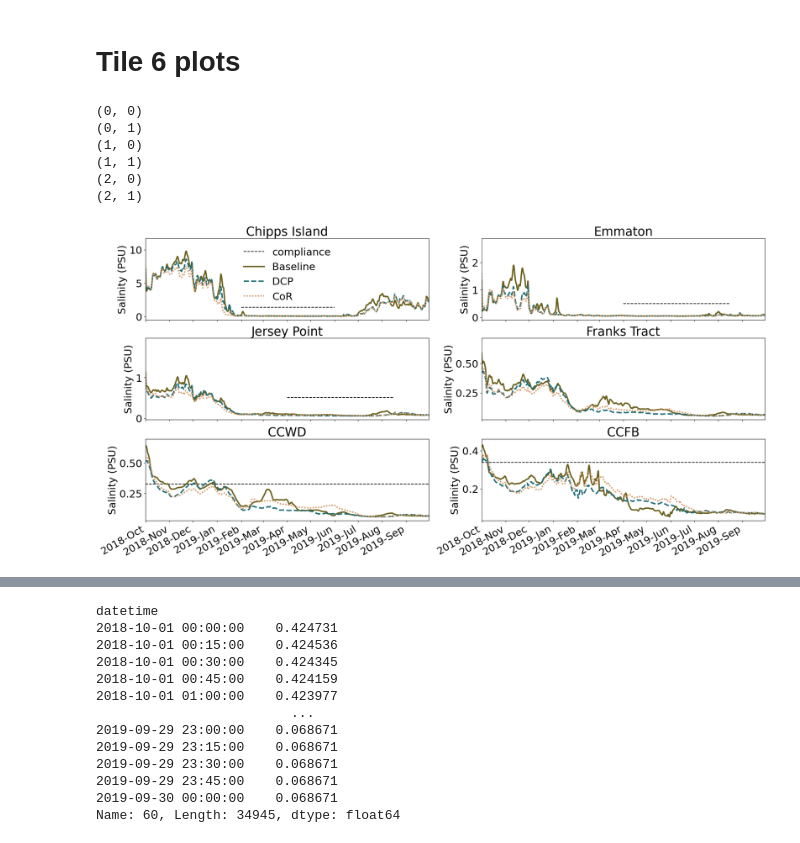
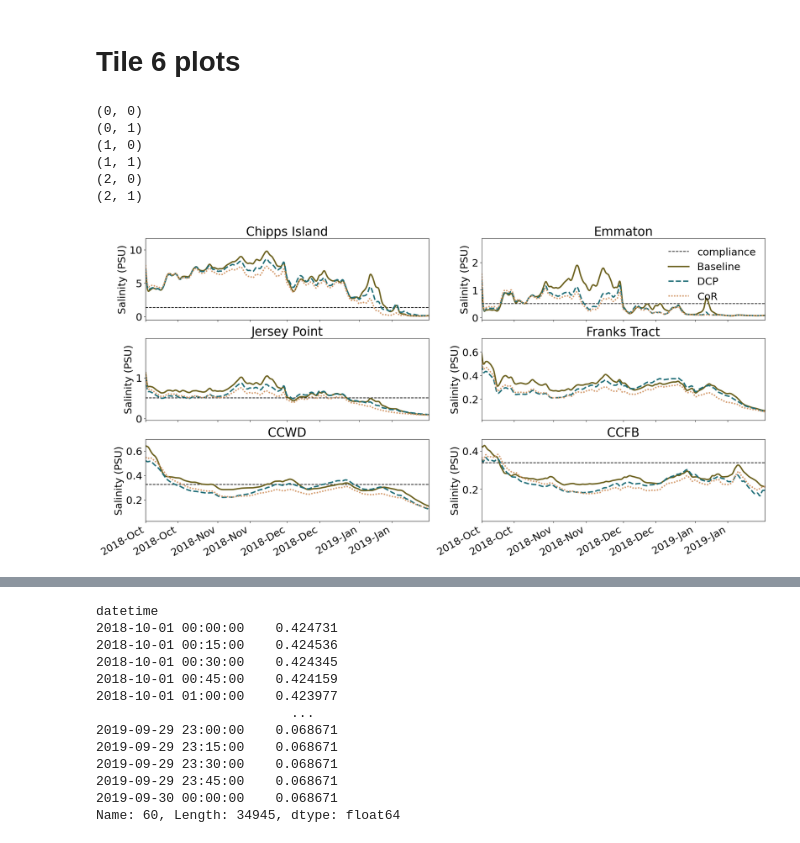
Before and after one commit to jennaisrael/Savio_scratch_back_up, a Jupyter notebook: Plotting/expanse/ch_3_figures/station_plots.ipynb, the cells around one changed output, grey strips where cells are left out. Drawn from its saved outputs; the diff is of its cells as text; code cells hidden in the pictures.

Commit message:
plotting stations and x2

```diff
--- a/Plotting/expanse/ch_3_figures/station_plots.ipynb
+++ b/Plotting/expanse/ch_3_figures/station_plots.ipynb
@@ -63,8 +63,8 @@ for i, station in enumerate(stations):
 408 == R3 default Rec_East_Courtland
 # %%
 file27='/expanse/lustre/scratch/jisrael/temp_project/run_schism/run_27/station_files/staout_6_filt.csv'
-file28='/expanse/lustre/scratch/jisrael/temp_project/run_schism/run_28/outputs/staout_6_filt.csv'
-file29='/expanse/lustre/scratch/jisrael/temp_project/run_schism/run_29/outputs/staout_6_filt.csv'
+file28='/expanse/lustre/scratch/jisrael/temp_project/run_schism/run_28/outputs_bc_all/staout_6_filt.csv'
+file29='/expanse/lustre/scratch/jisrael/temp_project/run_schism/run_29/outputs_bc_all/staout_6_filt.csv'
 # %%
 #load the filtered station data
 dtformat = '%Y-%m-%d %H:%M:%S'
@@ -229,15 +229,18 @@ for idx in station_indices:
     if idx == 23:
         s=(0,0)
         tstring='Chipps Island'
-        ax[s].hlines(y=1.3775, xmin=pd.to_datetime("2019-2-1"), xmax=pd.to_datetime("2019-6-1"),color='k',linestyle='--',label='compliance')
+        #ax[s].hlines(y=1.3775, xmin=pd.to_datetime("2019-2-1"), xmax=pd.to_datetime("2019-6-1"),color='k',linestyle='--',label='compliance')
+        ax[s].hlines(y=1.3775, xmin=pd.to_datetime("2018-10-1"), xmax=pd.to_datetime("2019-6-1"),color='k',linestyle='--',label='compliance')
     if idx == 9:
         s=(0,1)
         tstring='Emmaton'
-        ax[s].hlines(y=0.5055, xmin=pd.to_datetime("2019-4-1"), xmax=pd.to_datetime("2019-8-15"),color='k',linestyle='--',label='compliance')
+        #ax[s].hlines(y=0.5055, xmin=pd.to_datetime("2019-4-1"), xmax=pd.to_datetime("2019-8-15"),color='k',linestyle='--',label='compliance')
+        ax[s].hlines(y=0.5055, xmin=pd.to_datetime("2018-10-1"), xmax=pd.to_datetime("2019-8-15"),color='k',linestyle='--',label='compliance')
     if idx == 22:
         s=(1,0)
         tstring='Jersey Point'
-        ax[s].hlines(y=0.5055, xmin=pd.to_datetime("2019-4-1"), xmax=pd.to_datetime("2019-8-15"),color='k',linestyle='--',label='compliance')
+        #ax[s].hlines(y=0.5055, xmin=pd.to_datetime("2019-4-1"), xmax=pd.to_datetime("2019-8-15"),color='k',linestyle='--',label='compliance')
+        ax[s].hlines(y=0.5055, xmin=pd.to_datetime("2018-10-1"), xmax=pd.to_datetime("2019-8-15"),color='k',linestyle='--',label='compliance')
     if idx == 203:
         s=(1,1)
         tstring='Franks Tract'
@@ -260,41 +263,42 @@ for idx in station_indices:
     ax[s].plot(values3, label = 'CoR', linewidth=3, alpha =1,linestyle=(0,(1,1)), color=cmocean.cm.tarn(2/6))
     #ax[s].set_title(stations[idx-1]) #this list is zero indexed
     ax[s].set_title(tstring)
-    ax[s].set_xlim(pd.to_datetime("2018-10-1"),pd.to_datetime("2019-9-30"))
+    #ax[s].set_xlim(pd.to_datetime("2018-10-1"),pd.to_datetime("2019-9-30"))
+    ax[s].set_xlim(pd.to_datetime("2018-10-1"),pd.to_datetime("2019-1-31"))
     ax[s].set_ylabel('Salinity (PSU)')
     # Rotates and right-aligns the x labels so they don't crowd each other.
 
 
 #ax.plot(data1.time,np.ones_like(values1)*std,linewidth=2, alpha =0.7,linestyle='--',color='k',label='Compliance')
 
 #leg = ax.legend()
 #print(ax)
 #ax.set_xlim(data1.time.iloc[52000], data3.time.iloc[-1]) #July 1 to end
 # ax.grid(which='major', color='b', linestyle='-')
 #ax.set_title("Salinity from baroclinic run")
 #ax[0,1].xaxis.set_major_formatter(mdates.DateFormatter('%b-%d-%Y'))
-ax[0,0].legend(frameon=False)
+ax[0,1].legend(frameon=False)
 ax[2,0].xaxis.set_major_formatter(mdates.ConciseDateFormatter(ax[2,0].xaxis.get_major_locator()))
 ax[2,0].xaxis.set_major_formatter(mdates.DateFormatter('%Y-%b'))
     # Rotates and right-aligns the x labels so they don't crowd each other.
 for label in ax[2,0].get_xticklabels(which='major'):
     label.set(rotation=30, horizontalalignment='right')
 ax[2,1].xaxis.set_major_formatter(mdates.ConciseDateFormatter(ax[2,1].xaxis.get_major_locator()))
 ax[2,1].xaxis.set_major_formatter(mdates.DateFormatter('%Y-%b'))
     # Rotates and right-aligns the x labels so they don't crowd each other.
 for label in ax[2,1].get_xticklabels(which='major'):
     label.set(rotation=30, horizontalalignment='right')
 
 plt.show()
-#fig.savefig('six_stations_timeseries_legend_2.png')
+fig.savefig('six_stations_timeseries_legend_2_endfeb.png')
 # %% [output]
 (0, 0)
 (0, 1)
 (1, 0)
 (1, 1)
 (2, 0)
 (2, 1)
-[figure, old version]
+[figure, new version]
 # %%
 # what is the saltiest day at each station?
 #station_indices=[226,22,12,168,6,203]
```
Also changed, not shown: parts of 2 cells of this notebook, 8 other files.
